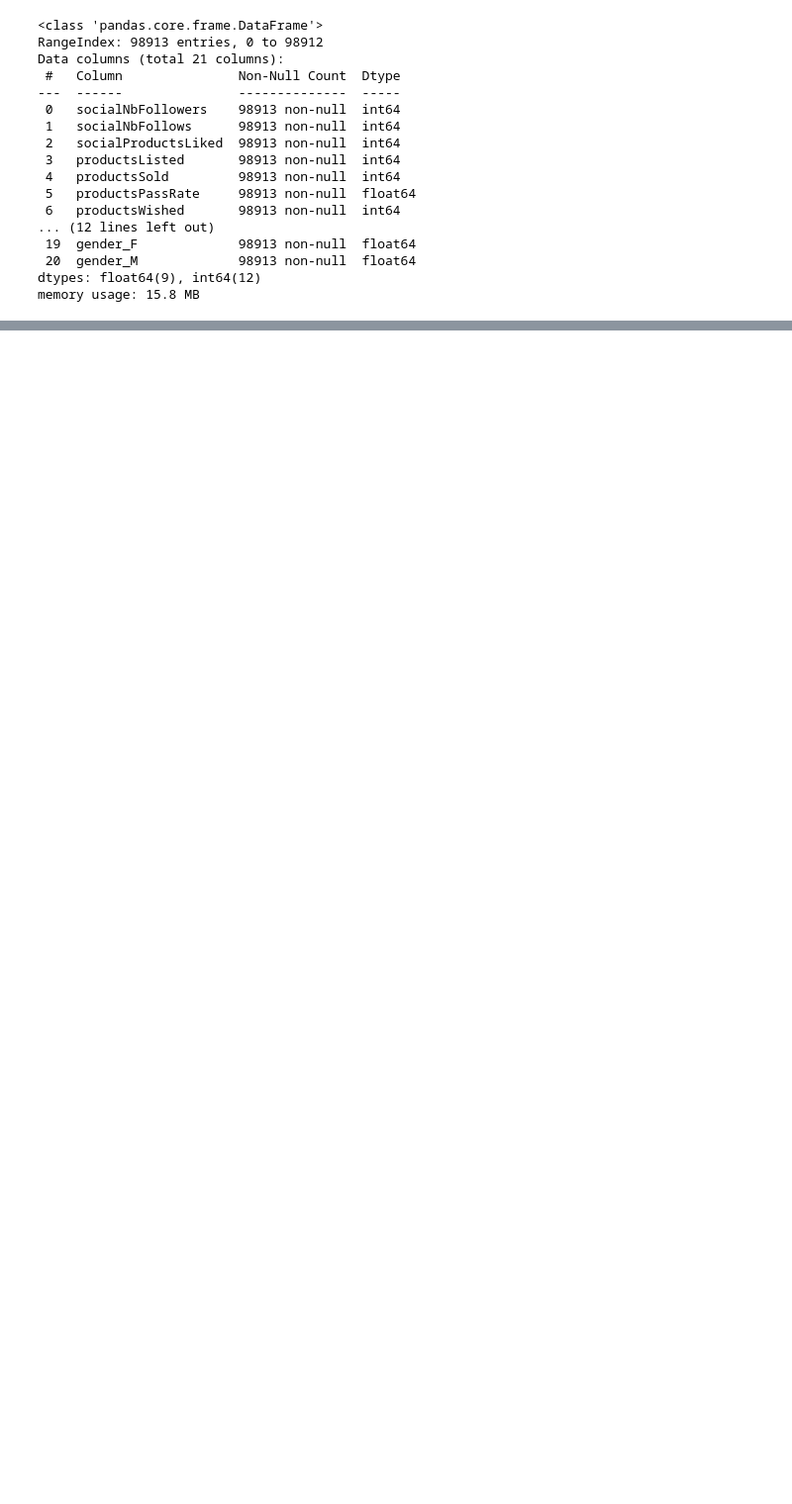
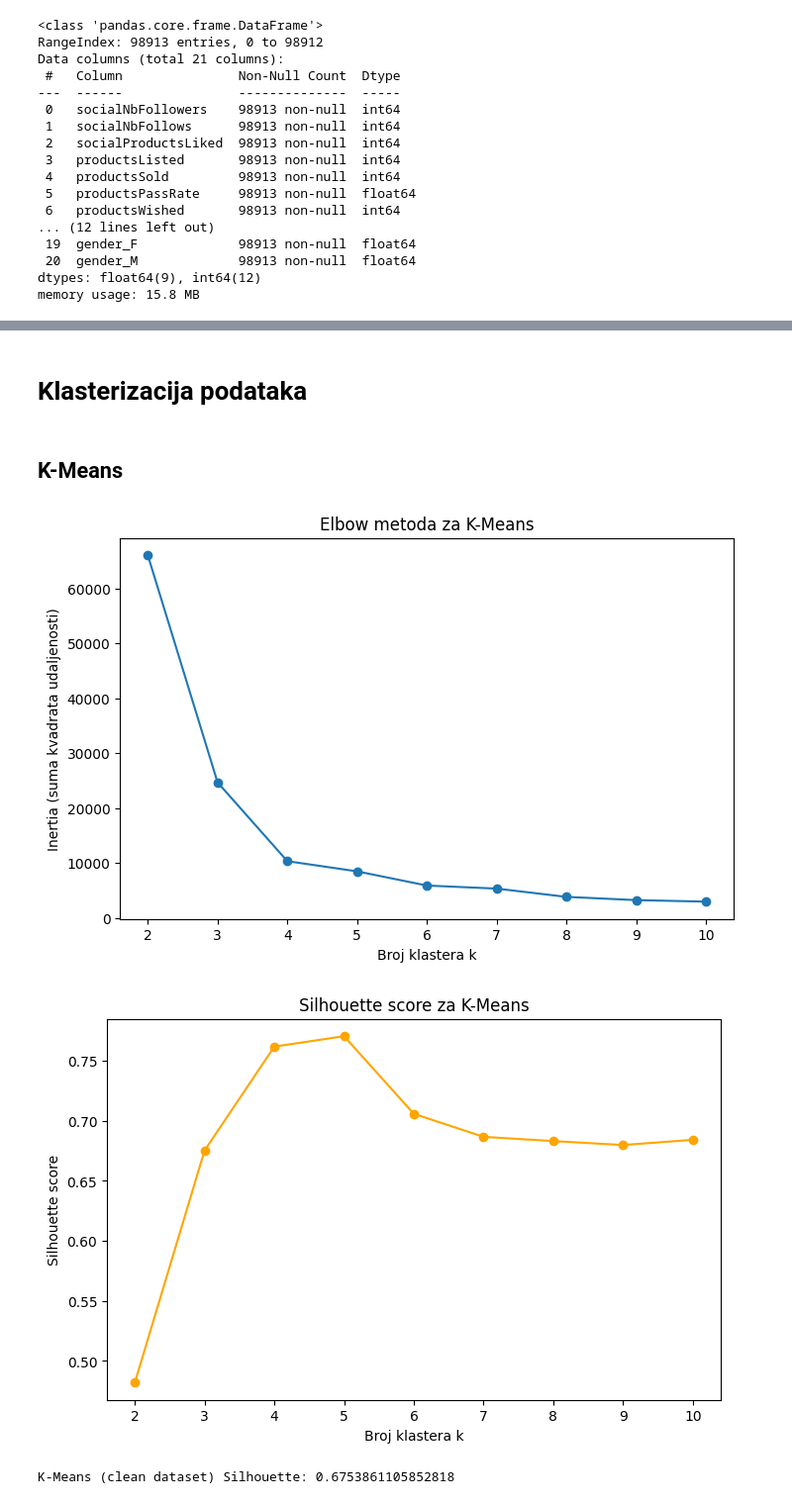
Before and after one commit to Stefan-011/Machine-learning-clustering, a Jupyter notebook: notebook_project.ipynb, the cells around one changed output, grey strips where cells are left out. Shown at 99% size. Cells and saved outputs as stored; diff of their text form; code cells hidden in the pictures; blank space fills up the shorter version.

Commit message:
- Refactored code for readability - Added markdown explanations - Included new algorithms

```diff
--- a/notebook_project.ipynb
+++ b/notebook_project.ipynb
@@ -282,0 +325,10 @@ for col in num_cols:
+# %%
+import numpy as np
+import pandas as pd
+from sklearn.cluster import KMeans
+from sklearn.preprocessing import StandardScaler
+from sklearn.metrics import silhouette_score
+
+df_original = data_set.copy()
+
+num_cols = df_original.select_dtypes(include=['int64', 'float64']).columns
@@ -310,0 +467,57 @@ memory usage: 15.8 MB
+# %%
+from sklearn.preprocessing import StandardScaler
+
+scaler = StandardScaler()
+
+data_scaled = scaler.fit_transform(df_clean[num_cols])
+data_scaled_original = scaler.fit_transform(data_set[num_cols])
+# %% [markdown]
+# Klasterizacija podataka
+# %% [markdown]
+## K-Means
+# %%
+from sklearn.cluster import KMeans
+from sklearn.metrics import silhouette_score
+import matplotlib.pyplot as plt
+
+inertia = []
+K_range = range(2, 11)
+
+for k in K_range:
+    kmeans = KMeans(n_clusters=k, random_state=42)
+    kmeans.fit(data_scaled)
+    inertia.append(kmeans.inertia_)
+
+plt.figure(figsize=(8,5))
+plt.plot(K_range, inertia, marker='o')
+plt.title("Elbow metoda za K-Means")
+plt.xlabel("Broj klastera k")
+plt.ylabel("Inertia (suma kvadrata udaljenosti)")
+plt.show()
+
+
+sil_scores = []
+
+for k in K_range:
+    kmeans = KMeans(n_clusters=k, random_state=42)
+    labels = kmeans.fit_predict(data_scaled)
+    score = silhouette_score(data_scaled, labels)
+    sil_scores.append(score)
+
+plt.figure(figsize=(8,5))
+plt.plot(K_range, sil_scores, marker='o', color='orange')
+plt.title("Silhouette score za K-Means")
+plt.xlabel("Broj klastera k")
+plt.ylabel("Silhouette score")
+plt.show()
+
+
+# Primer sa optimalnim k (recimo k=3)
+kmeans = KMeans(n_clusters=5, random_state=42)
+labels_kmeans = kmeans.fit_predict(data_scaled)
+score_kmeans = silhouette_score(data_scaled, labels_kmeans)
+print("K-Means (clean dataset) Silhouette:", score_kmeans)
+# %% [output]
+[figure, added]
+[figure, added]
+K-Means (clean dataset) Silhouette: 0.6753861105852818
```
Also changed, not shown: parts of 50 cells of this notebook.
